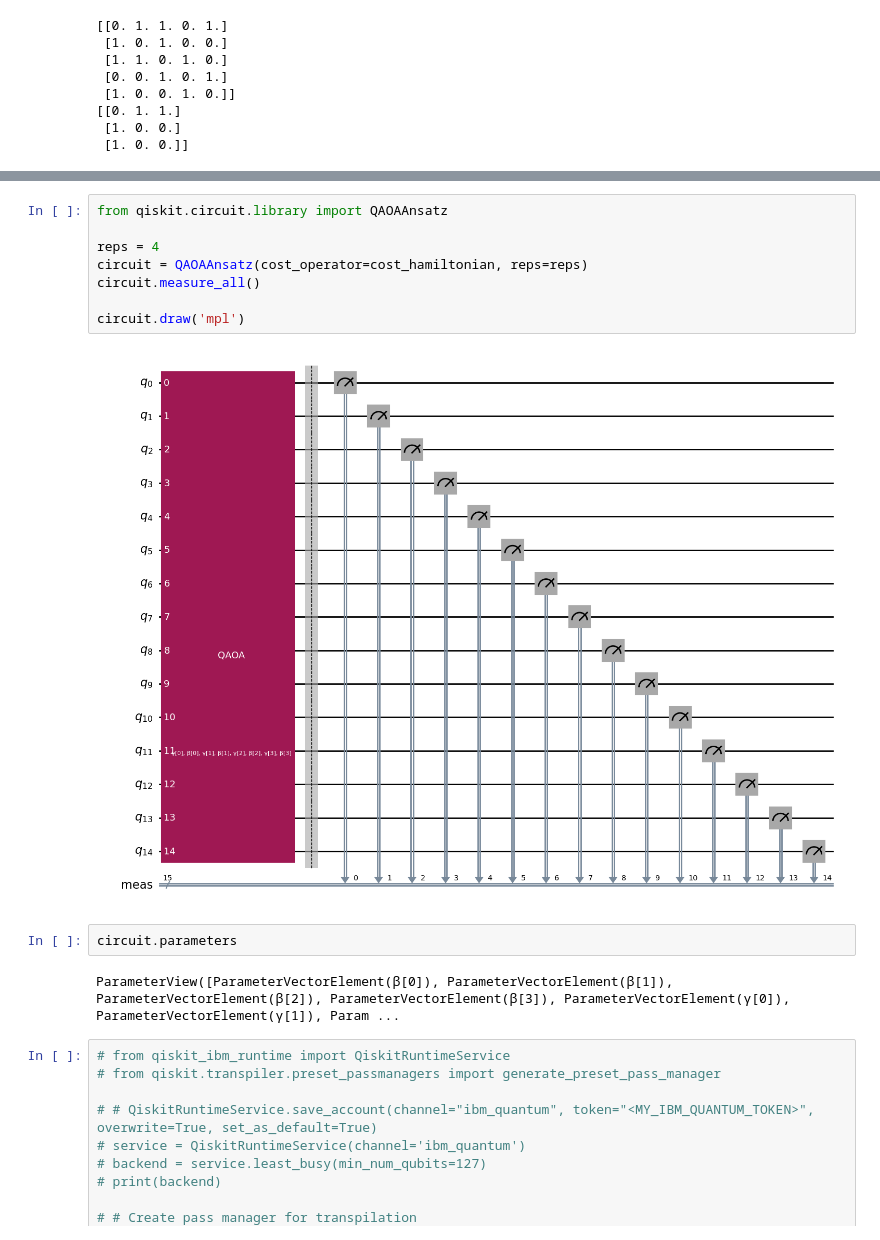
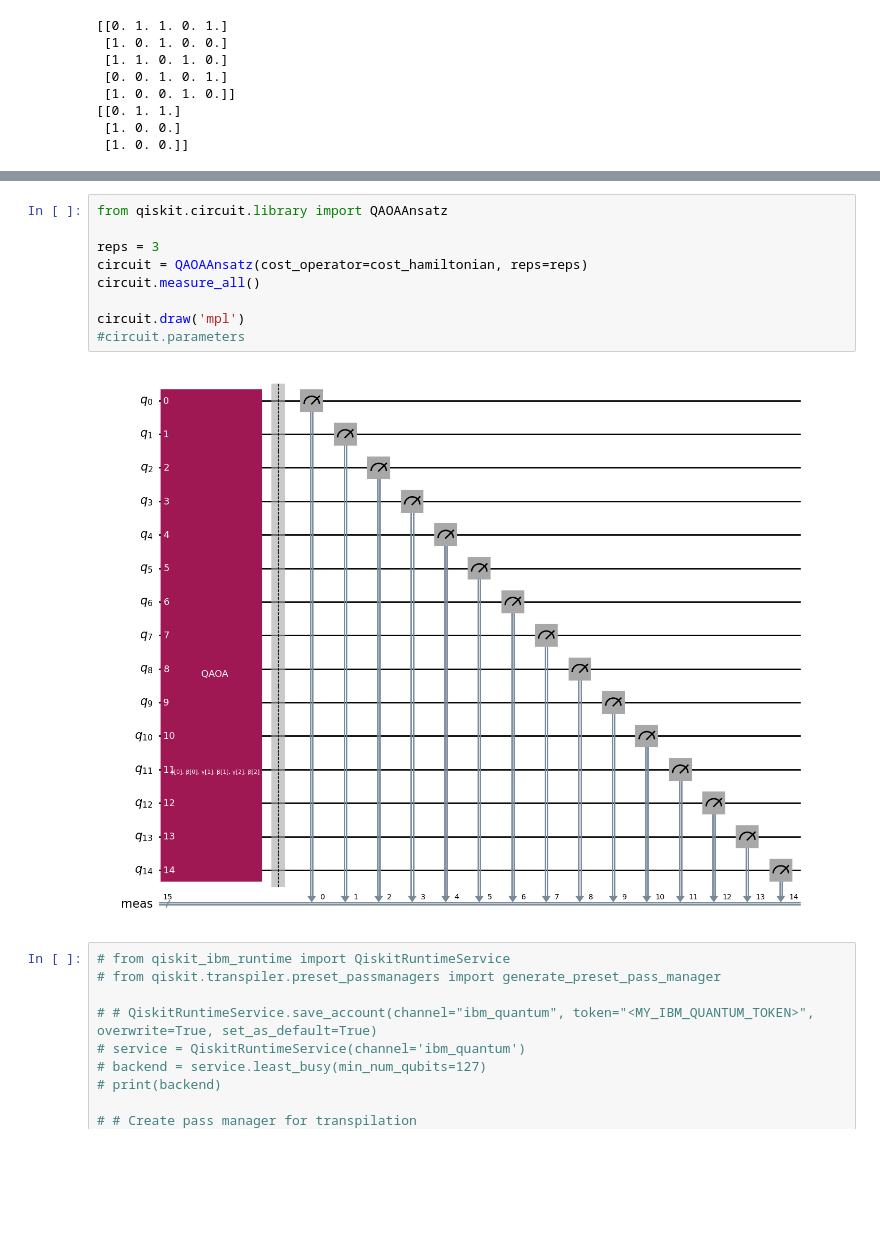
Before and after one commit to Charipi/CMSC457_Final, a Jupyter notebook: research.ipynb, the cells around one changed output, grey strips where cells are left out. Cells and saved outputs as stored; diff of their text form; blank space fills up the shorter version.

```diff
--- a/research.ipynb
+++ b/research.ipynb
@@ -136,17 +136,14 @@ Cost Function Hamiltonian: SparsePauliOp(['ZZIIIIIIIIIIIII', 'ZIZIIIIIIIIIIII',
 # %%
 from qiskit.circuit.library import QAOAAnsatz
 
-reps = 4
+reps = 3
 circuit = QAOAAnsatz(cost_operator=cost_hamiltonian, reps=reps)
 circuit.measure_all()
 
 circuit.draw('mpl')
+#circuit.parameters
 # %% [output]
-[figure, old version]
+[figure, new version]
-# %%
-circuit.parameters
-# %% [output]
-ParameterView([ParameterVectorElement(β[0]), ParameterVectorElement(β[1]), ParameterVectorElement(β[2]), ParameterVectorElement(β[3]), ParameterVectorElement(γ[0]), ParameterVectorElement(γ[1]), Param ...
 # %%
 # from qiskit_ibm_runtime import QiskitRuntimeService
 # from qiskit.transpiler.preset_passmanagers import generate_preset_pass_manager
```
Also changed, not shown: parts of 8 cells of this notebook.
